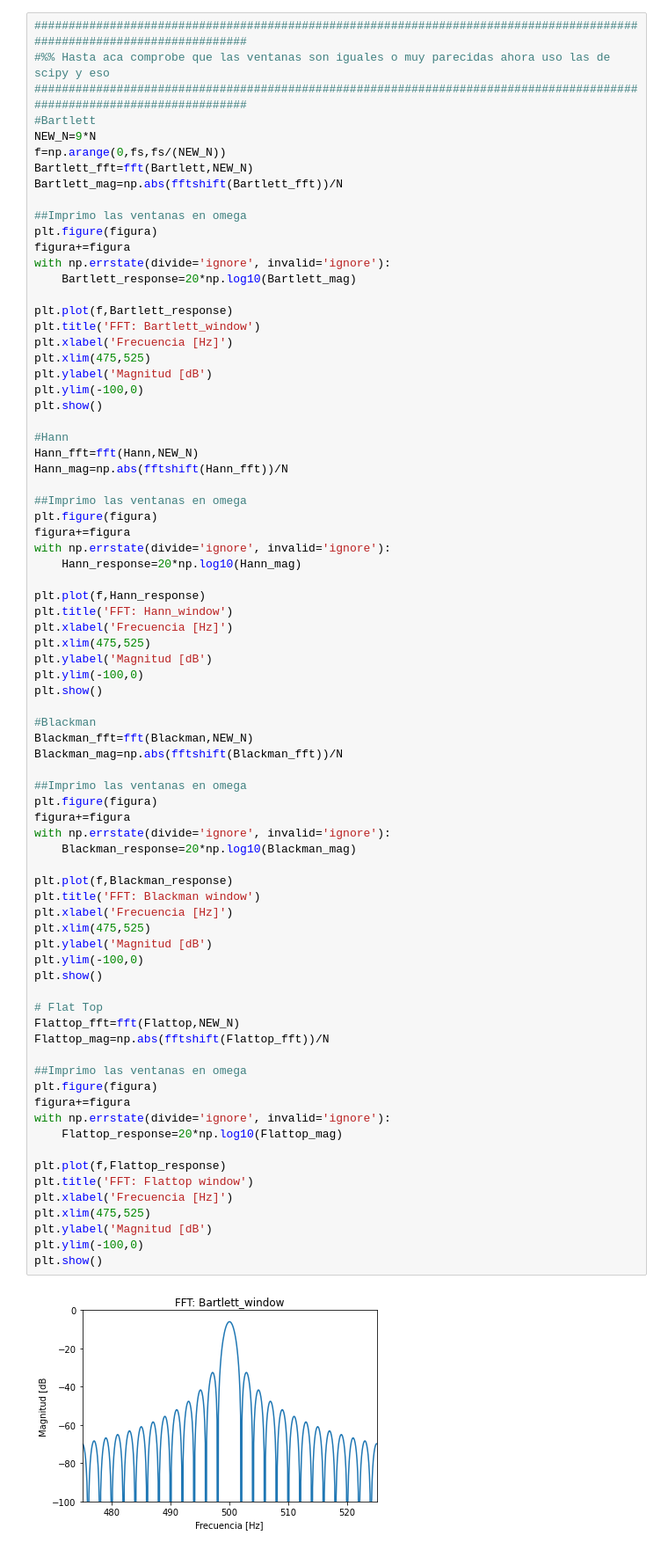
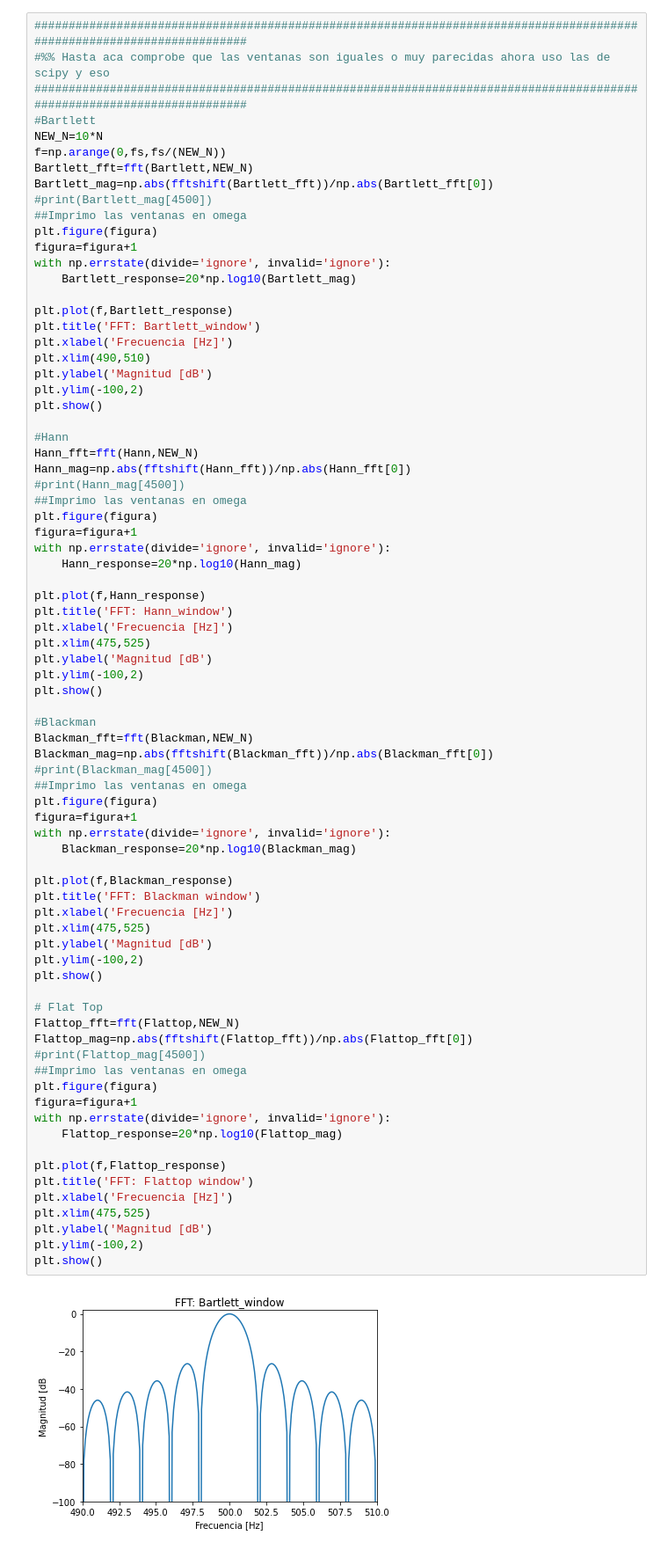
Before and after one commit to EmaOlay/PDS2021, a Jupyter notebook: TS6.ipynb, the cells around one changed output. Shown at 88% size. Cells and saved outputs as stored; diff of their text form.

```diff
--- a/TS6.ipynb
+++ b/TS6.ipynb
@@ -248,32 +253,32 @@ plt.show()
 #%% Hasta aca comprobe que las ventanas son iguales o muy parecidas ahora uso las de scipy y eso
 #######################################################################################################################
 #Bartlett
-NEW_N=9*N
+NEW_N=10*N
 f=np.arange(0,fs,fs/(NEW_N))
 Bartlett_fft=fft(Bartlett,NEW_N)
-Bartlett_mag=np.abs(fftshift(Bartlett_fft))/N
-
+Bartlett_mag=np.abs(fftshift(Bartlett_fft))/np.abs(Bartlett_fft[0])
+#print(Bartlett_mag[4500])
 ##Imprimo las ventanas en omega
 plt.figure(figura)
-figura+=figura
+figura=figura+1
 with np.errstate(divide='ignore', invalid='ignore'):
     Bartlett_response=20*np.log10(Bartlett_mag)
 
 plt.plot(f,Bartlett_response)
 plt.title('FFT: Bartlett_window')
 plt.xlabel('Frecuencia [Hz]')
-plt.xlim(475,525)
+plt.xlim(490,510)
 plt.ylabel('Magnitud [dB')
-plt.ylim(-100,0)
+plt.ylim(-100,2)
 plt.show()
 
 #Hann
 Hann_fft=fft(Hann,NEW_N)
-Hann_mag=np.abs(fftshift(Hann_fft))/N
-
+Hann_mag=np.abs(fftshift(Hann_fft))/np.abs(Hann_fft[0])
+#print(Hann_mag[4500])
 ##Imprimo las ventanas en omega
 plt.figure(figura)
-figura+=figura
+figura=figura+1
 with np.errstate(divide='ignore', invalid='ignore'):
     Hann_response=20*np.log10(Hann_mag)
 
@@ -282,43 +287,43 @@ plt.title('FFT: Hann_window')
 plt.xlabel('Frecuencia [Hz]')
 plt.xlim(475,525)
 plt.ylabel('Magnitud [dB')
-plt.ylim(-100,0)
+plt.ylim(-100,2)
 plt.show()
 
 #Blackman
 Blackman_fft=fft(Blackman,NEW_N)
-Blackman_mag=np.abs(fftshift(Blackman_fft))/N
-
+Blackman_mag=np.abs(fftshift(Blackman_fft))/np.abs(Blackman_fft[0])
+#print(Blackman_mag[4500])
 ##Imprimo las ventanas en omega
 plt.figure(figura)
-figura+=figura
+figura=figura+1
 with np.errstate(divide='ignore', invalid='ignore'):
     Blackman_response=20*np.log10(Blackman_mag)
 
 plt.plot(f,Blackman_response)
 plt.title('FFT: Blackman window')
 plt.xlabel('Frecuencia [Hz]')
 plt.xlim(475,525)
 plt.ylabel('Magnitud [dB')
-plt.ylim(-100,0)
+plt.ylim(-100,2)
 plt.show()
 
 # Flat Top
 Flattop_fft=fft(Flattop,NEW_N)
-Flattop_mag=np.abs(fftshift(Flattop_fft))/N
-
+Flattop_mag=np.abs(fftshift(Flattop_fft))/np.abs(Flattop_fft[0])
+#print(Flattop_mag[4500])
 ##Imprimo las ventanas en omega
 plt.figure(figura)
-figura+=figura
+figura=figura+1
 with np.errstate(divide='ignore', invalid='ignore'):
     Flattop_response=20*np.log10(Flattop_mag)
 
 plt.plot(f,Flattop_response)
 plt.title('FFT: Flattop window')
 plt.xlabel('Frecuencia [Hz]')
 plt.xlim(475,525)
 plt.ylabel('Magnitud [dB')
-plt.ylim(-100,0)
+plt.ylim(-100,2)
 plt.show()
 # %% [output]
-[figure, old version]
+[figure, new version]
```
Also changed, not shown: parts of 4 cells of this notebook, 1 other file.
